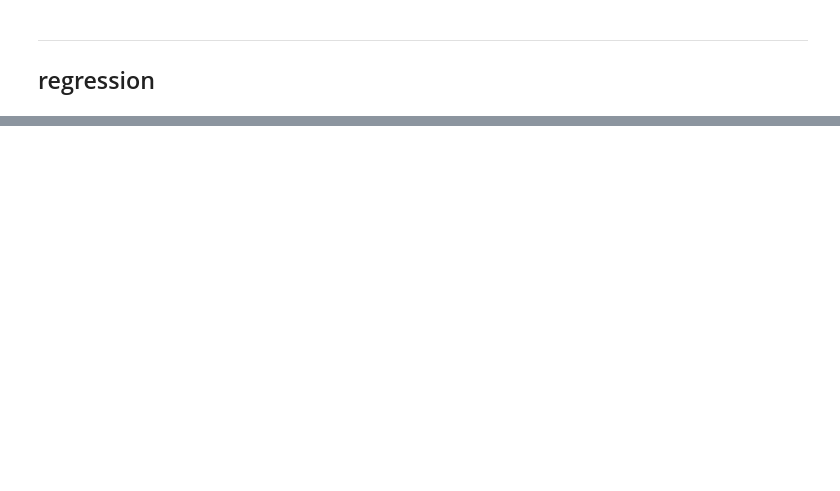
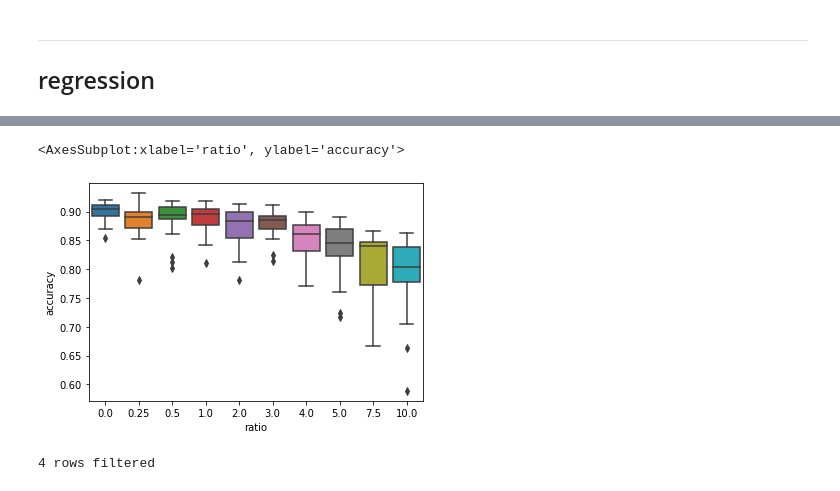
Before and after one commit to at-gmbh/corrupted-labels-effect, a Jupyter notebook: notebooks/result_regression.ipynb, the cells around one changed output, grey strips where cells are left out. Cells and saved outputs as stored; diff of their text form; code cells hidden in the pictures; blank space fills up the shorter version.

```diff
--- a/notebooks/result_regression.ipynb
+++ b/notebooks/result_regression.ipynb
@@ -169,16 +207,21 @@ sns.pairplot(df_regression[[regressand, f'{regressand}_delta', 'ratio']], diag_k
 # %%
-sns.boxplot(x='ratio', y=regressand, data=df_regression)
+# sns.boxplot(x='ratio', y=regressand, data=df_regression)
+# %% [output]
+<AxesSubplot:xlabel='ratio', ylabel='accuracy'>
+[figure, added]
 # %%
-# filter outlier of regressand
-mask = np.abs(stats.zscore(df_regression[regressand])) > zscore_threshold
-print(f'{mask.sum()} rows filtered')
+# filter outlier of regressand (if data is not aggregated)
+if not use_aggr:
+    # create mask based on zscore threshold
+    mask = np.abs(stats.zscore(df_regression[regressand])) > zscore_threshold
+    print(f'{mask.sum()} rows filtered')
 
-df_regression[regressand] = df_regression[regressand].mask(mask)
+    # apply mask
+    df_regression[regressand] = df_regression[regressand].mask(mask)
 
-# show filtered rows
-df_regression[df_regression[regressand].isna()]
-
-# drop outliers
-df_regression.dropna(inplace=True)
+    # drop outliers
+    df_regression.dropna(inplace=True)
+# %% [output]
+4 rows filtered
 # %%
 df_regression.describe()
```
Also changed, not shown: parts of 10 cells of this notebook, 1 other file.
